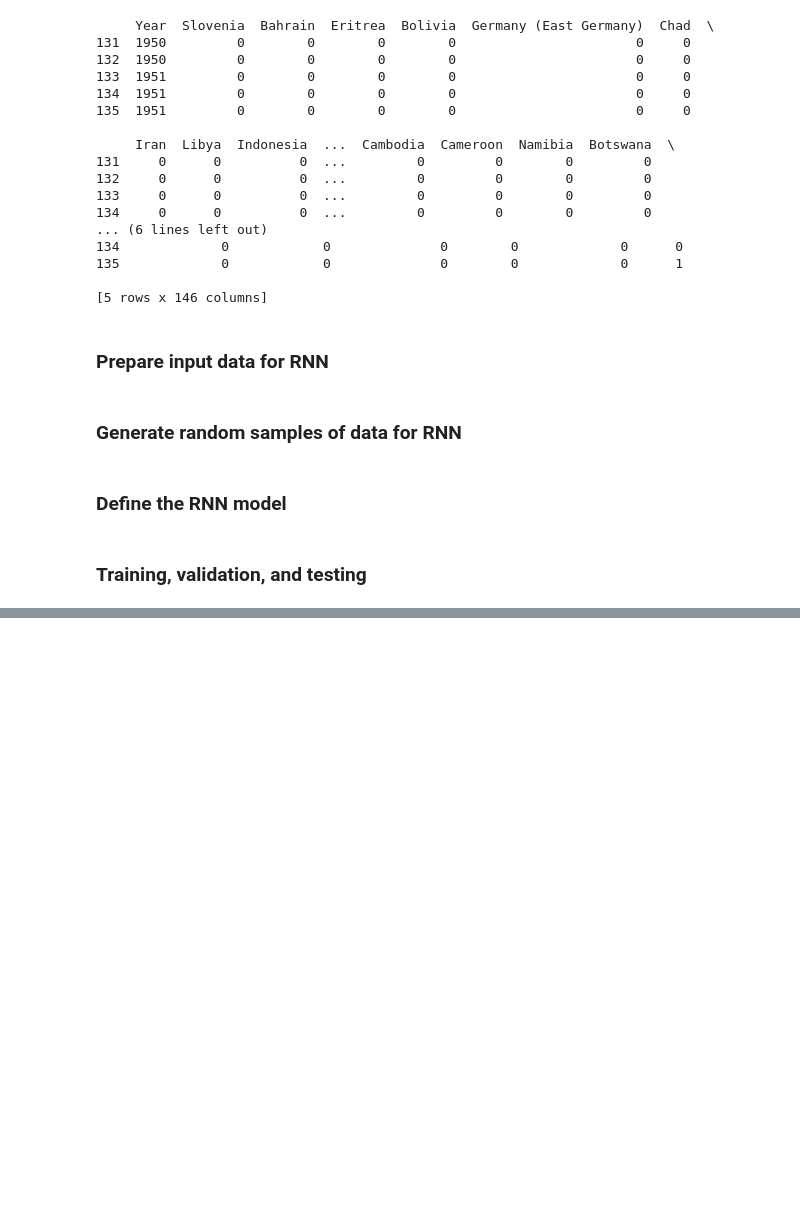
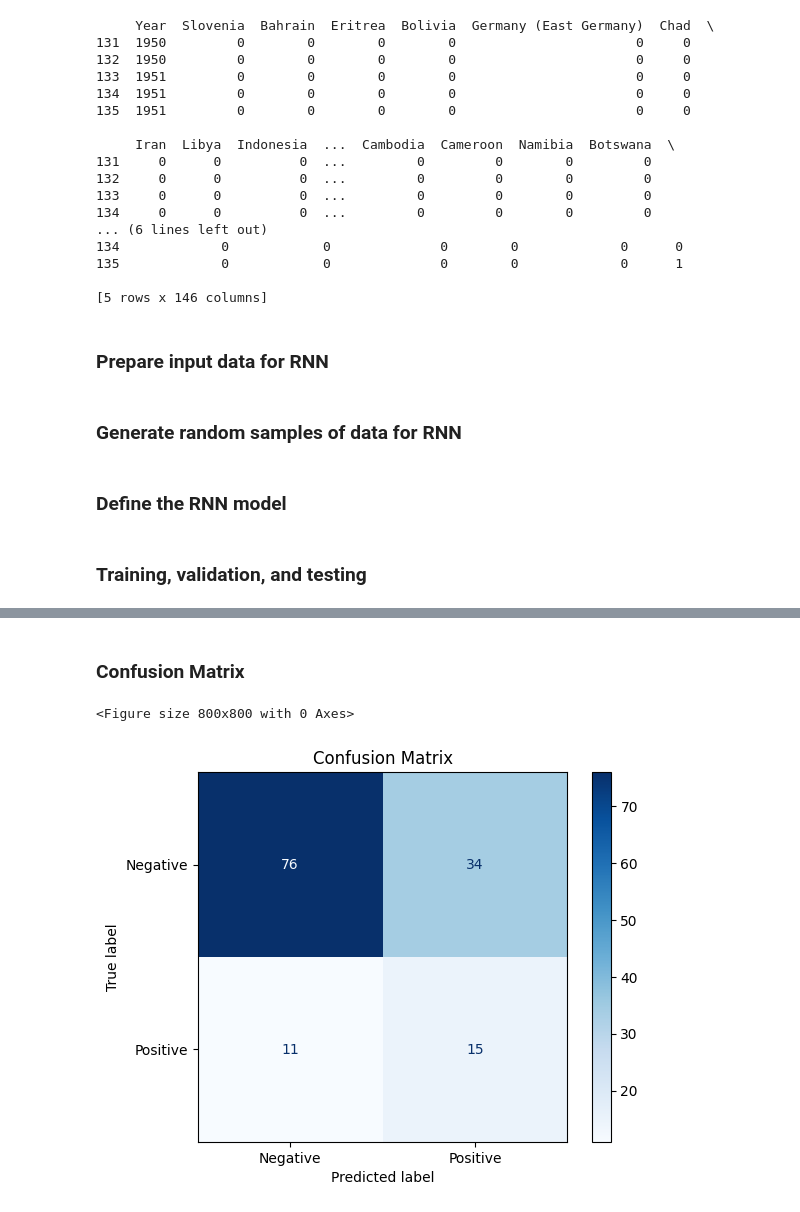
Before and after one commit to LennyHenrydoesGitHub/OSINT, a Jupyter notebook: model_2.ipynb, the cells around one changed output, grey strips where cells are left out. Drawn from its saved outputs; the diff is of its cells as text; code cells hidden in the pictures; blank space fills up the shorter version.

```diff
--- a/model_2.ipynb
+++ b/model_2.ipynb
@@ -152,8 +152,8 @@ def generate_random_samples(actor_matrix, n, ratio):
 
     return random_samples
 
-n = 2000
-ratio = 0.1  # share of data that is 1s
+n = 1000
+ratio = 0.5  # share of data that is 1s
 random_samples = generate_random_samples(actor_crisis_matrix, n, ratio)
 # %% [markdown]
 ### Define the RNN model
@@ -193,9 +193,9 @@ test_size = len(random_samples) - train_size - val_size
 
 train_set, val_set, test_set = random_samples[:train_size], random_samples[train_size:train_size + val_size], random_samples[-test_size:]
 
-# Training loop
+## Training
 for epoch in range(num_epochs):
-    model.train()  # Set model to training mode
+    model.train()
     running_loss = 0.0
     correct_predictions = 0
     total_samples = 0
@@ -213,8 +213,8 @@ for epoch in range(num_epochs):
         correct_predictions += (predictions == y_rnn).sum().item()
         total_samples += 1
 
-    # Validation
-    model.eval()  # Set model to evaluation mode
+## Validation
+    model.eval()
     val_loss = 0.0
     val_correct_predictions = 0
     val_total_samples = 0
@@ -233,10 +233,12 @@ for epoch in range(num_epochs):
 
     print(f'Epoch [{epoch+1}/{num_epochs}], Training Loss: {epoch_loss:.4f}, Validation Accuracy: {val_accuracy:.4f}')
 
-# Testing
-model.eval()  # Set model to evaluation mode
+## Testing
+model.eval()
 test_correct_predictions = 0
 test_total_samples = 0
+true_labels = []
+predicted_labels = []
 
 with torch.no_grad():
     for X_test, y_test, _, _ in test_set:
@@ -245,6 +247,9 @@ with torch.no_grad():
         predictions_test = (outputs_test.squeeze() > 0.5).float()
         test_correct_predictions += (predictions_test == y_test).sum().item()
         test_total_samples += 1
+        true_labels.append(y_test.item())
+        predicted_labels.append(predictions_test.item())
+
 
 test_accuracy = test_correct_predictions / test_total_samples
 print(f'Testing Accuracy: {test_accuracy:.4f}')
@@ -255,0 +268,13 @@ Epoch [4/10], Training Loss: 0.4147, Validation Accuracy: 0.6519
+# %% [markdown]
+### Confusion Matrix
+# %%
+cm = confusion_matrix(true_labels, predicted_labels)
+
+plt.figure(figsize=(8, 8))
+disp = ConfusionMatrixDisplay(confusion_matrix=cm, display_labels=['Negative', 'Positive'])
+disp.plot(cmap=plt.cm.Blues)
+plt.title('Confusion Matrix')
+plt.show()
+# %% [output]
+<Figure size 800x800 with 0 Axes>
+[figure, added]
```
Also changed, not shown: parts of 6 cells of this notebook.
